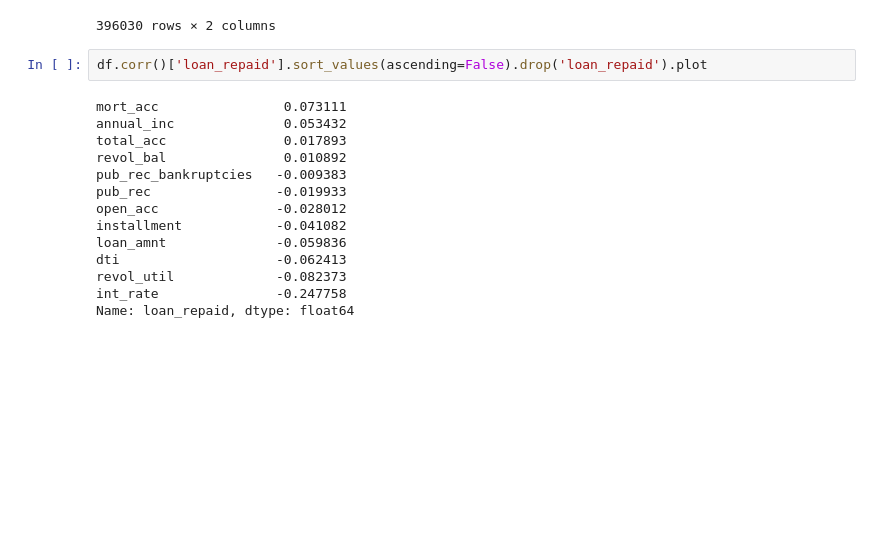
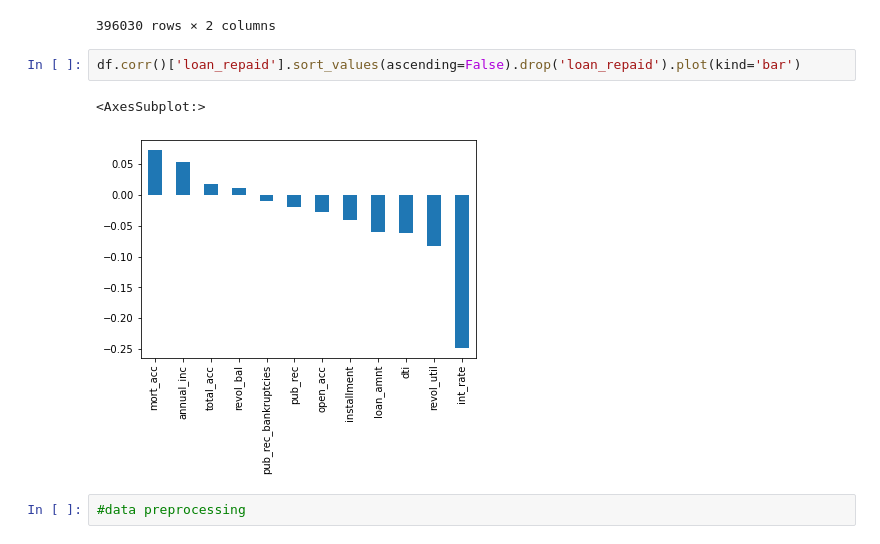
Before and after one commit to mkawsarzaman/prediction_loan_default_ANN_Tensorflow_keras, a Jupyter notebook: prediction_loan_default_ANN_Tensorflow_keras.ipynb, the cells around one changed output. Saved outputs shown, nothing was run; the diff lists cells and outputs as text; blank space fills up the shorter version.

```diff
--- a/prediction_loan_default_ANN_Tensorflow_keras.ipynb
+++ b/prediction_loan_default_ANN_Tensorflow_keras.ipynb
@@ -263,18 +263,9 @@ df[['loan_status','loan_repaid']]
 | 396029 | Fully Paid | 1 |
 396030 rows × 2 columns
 # %%
-df.corr()['loan_repaid'].sort_values(ascending=False).drop('loan_repaid').plot
+df.corr()['loan_repaid'].sort_values(ascending=False).drop('loan_repaid').plot(kind='bar')
 # %% [output]
-mort_acc                0.073111
-annual_inc              0.053432
-total_acc               0.017893
-revol_bal               0.010892
-pub_rec_bankruptcies   -0.009383
-pub_rec                -0.019933
-open_acc               -0.028012
-installment            -0.041082
-loan_amnt              -0.059836
-dti                    -0.062413
-revol_util             -0.082373
-int_rate               -0.247758
-Name: loan_repaid, dtype: float64
+<AxesSubplot:>
+[figure, added]
+# %%
+#data preprocessing
```
Also changed, not shown: parts of 4 cells of this notebook.
